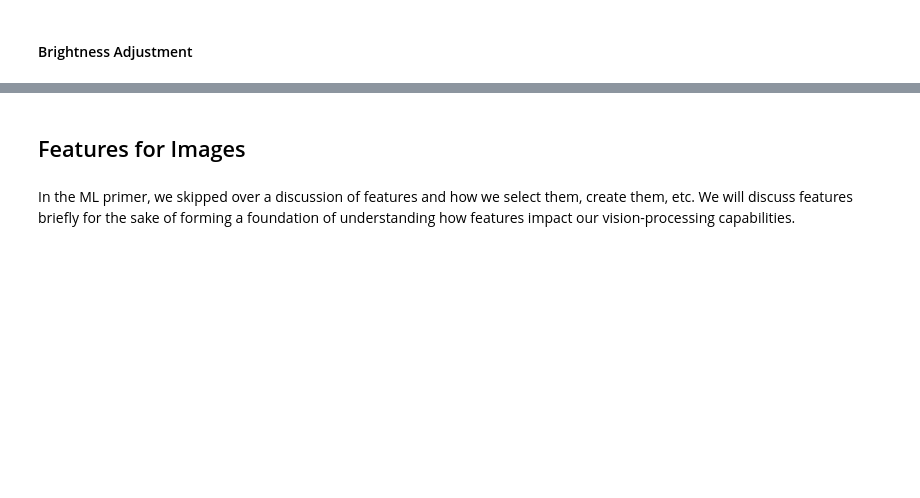
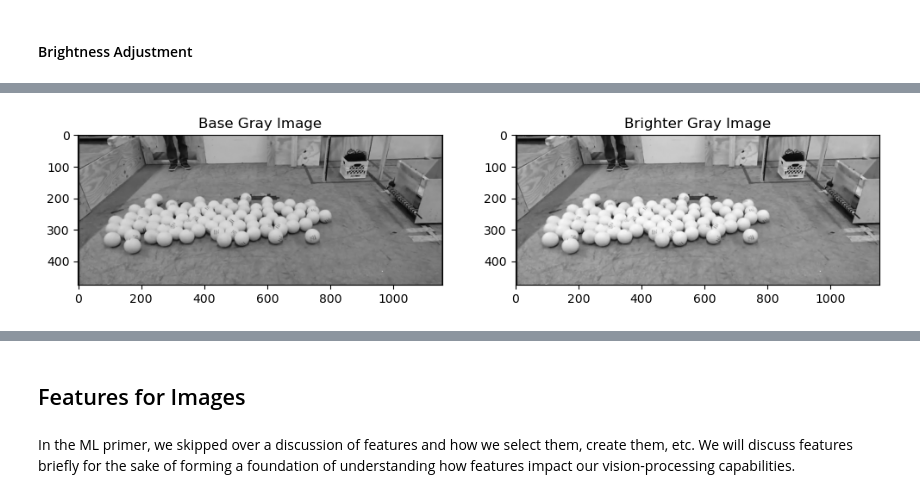
Before and after one commit to nickmelamed/mortorq_instruction, a Jupyter notebook: ml_resources/cv_primer/02-features.ipynb, the cells around one changed output, grey strips where cells are left out. Cells and saved outputs as stored; diff of their text form; code cells hidden in the pictures; blank space fills up the shorter version.

```diff
--- a/ml_resources/cv_primer/02-features.ipynb
+++ b/ml_resources/cv_primer/02-features.ipynb
@@ -96,0 +123,16 @@ For those who are curious, this algorithm is called Non-local Means Denoising, w
+# %%
+img_bright = cv2.convertScaleAbs(img_grayscale, alpha=1.0, beta=50) # alpha is our contrast value, beta our brightness value
+
+# plot basic gray vs. brighter image
+
+fig, ax = plt.subplots(nrows=1, ncols=2, figsize=(12, 8))
+
+ax[0].imshow(img_grayscale, cmap = 'gray')
+ax[0].set_title('Base Gray Image')
+
+ax[1].imshow(img_bright, cmap = 'gray')
+ax[1].set_title('Brighter Gray Image')
+
+plt.show()
+# %% [output]
+[figure, added]
```
Also changed, not shown: parts of 9 cells of this notebook.
